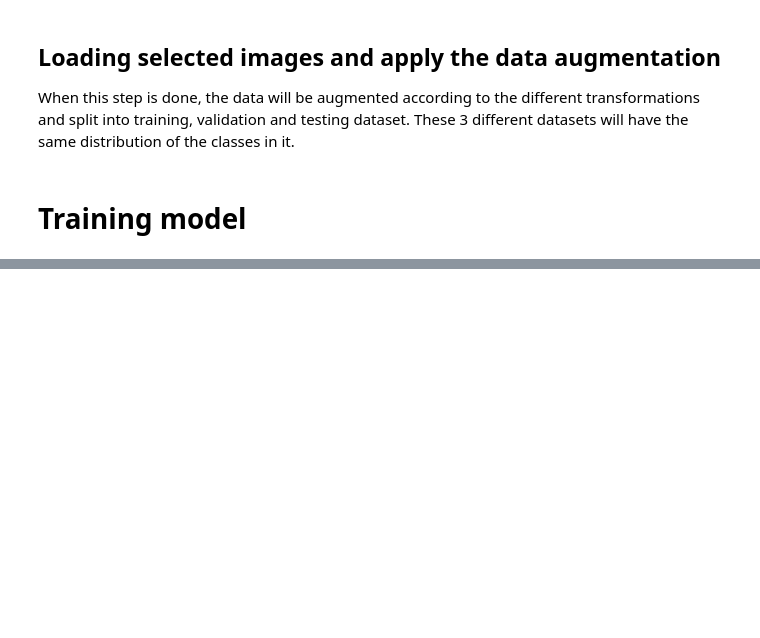
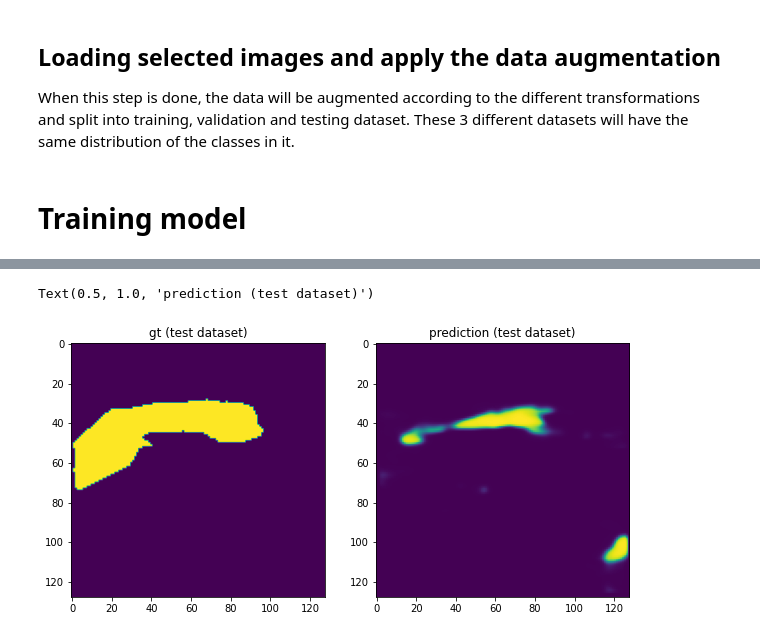
Before and after one commit to jordigc2/SpaceApps_test, a Jupyter notebook: src/Code.ipynb, the cells around one changed output, grey strips where cells are left out. Drawn from its saved outputs; the diff is of its cells as text; code cells hidden in the pictures; blank space fills up the shorter version.

```diff
--- a/src/Code.ipynb
+++ b/src/Code.ipynb
@@ -319,0 +366,13 @@ ________________________________________________________________________________
+# %%
+fig = plt.figure(figsize=(10,10))
+
+plt.subplot(1, 2, 1)
+plt.imshow(y_test[19])
+plt.title("gt (test dataset)")
+
+plt.subplot(1, 2, 2)
+plt.imshow(model2.predict(x_test[19:20])[0])
+plt.title("prediction (test dataset)")
+# %% [output]
+Text(0.5, 1.0, 'prediction (test dataset)')
+[figure, added]
```
Also changed, not shown: parts of 23 cells of this notebook, 2 other files.
